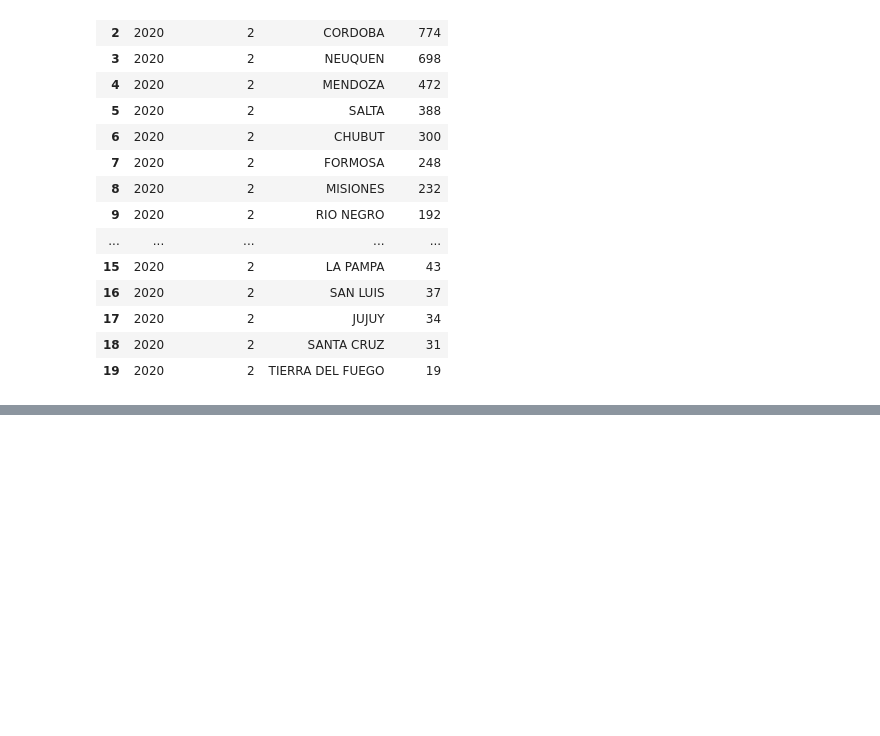
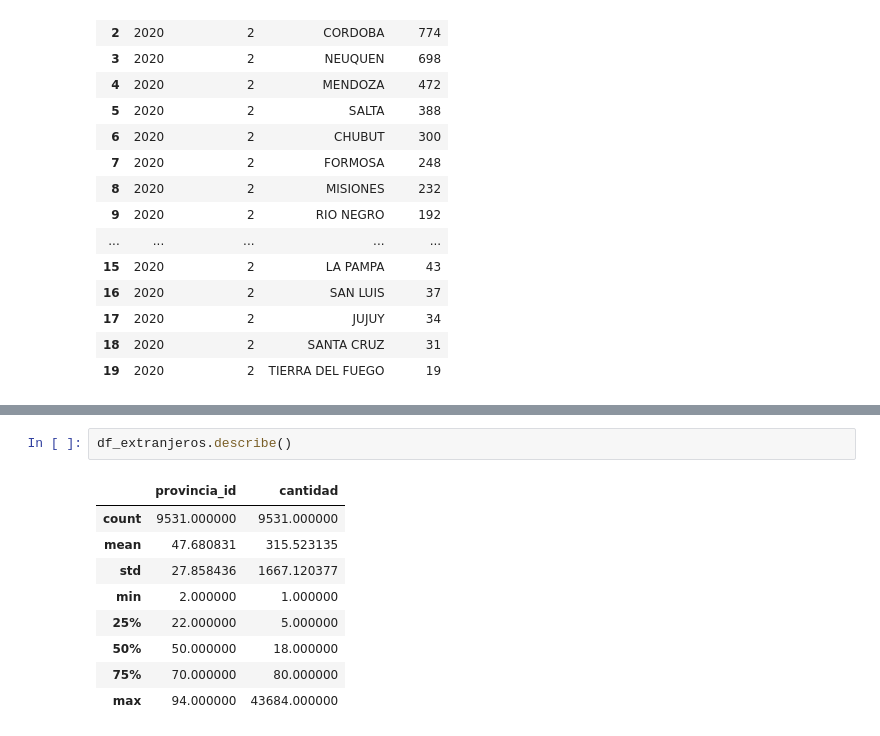
Before and after one commit to DATASCIENTISTSHENRY/PF_DataScience_Migraciones, a Jupyter notebook: EDA_ETL/ETL_EDA_Kpi_Amba.ipynb, the cells around one changed output, grey strips where cells are left out. Saved outputs shown, nothing was run; the diff lists cells and outputs as text; blank space fills up the shorter version.

```diff
--- a/EDA_ETL/ETL_EDA_Kpi_Amba.ipynb
+++ b/EDA_ETL/ETL_EDA_Kpi_Amba.ipynb
@@ -694,0 +730,12 @@ residencias_2_2020
+# %%
+df_extranjeros.describe()
+# %% [output]
+|  | provincia_id | cantidad |
+| count | 9531.000000 | 9531.000000 |
+| mean | 47.680831 | 315.523135 |
+| std | 27.858436 | 1667.120377 |
+| min | 2.000000 | 1.000000 |
+| 25% | 22.000000 | 5.000000 |
+| 50% | 50.000000 | 18.000000 |
+| 75% | 70.000000 | 80.000000 |
+| max | 94.000000 | 43684.000000 |
```
Also changed, not shown: parts of 7 cells of this notebook, 1 other file.
